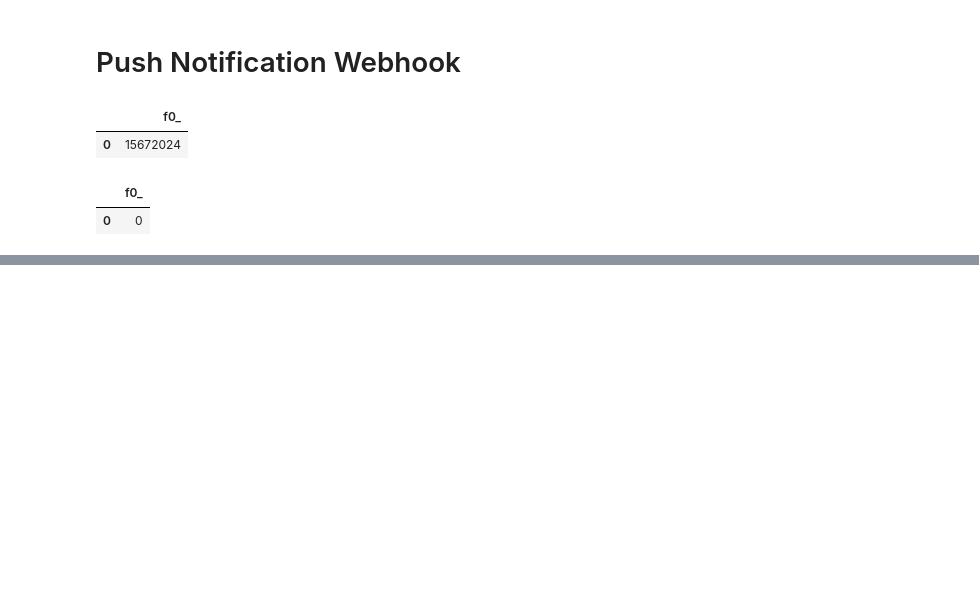
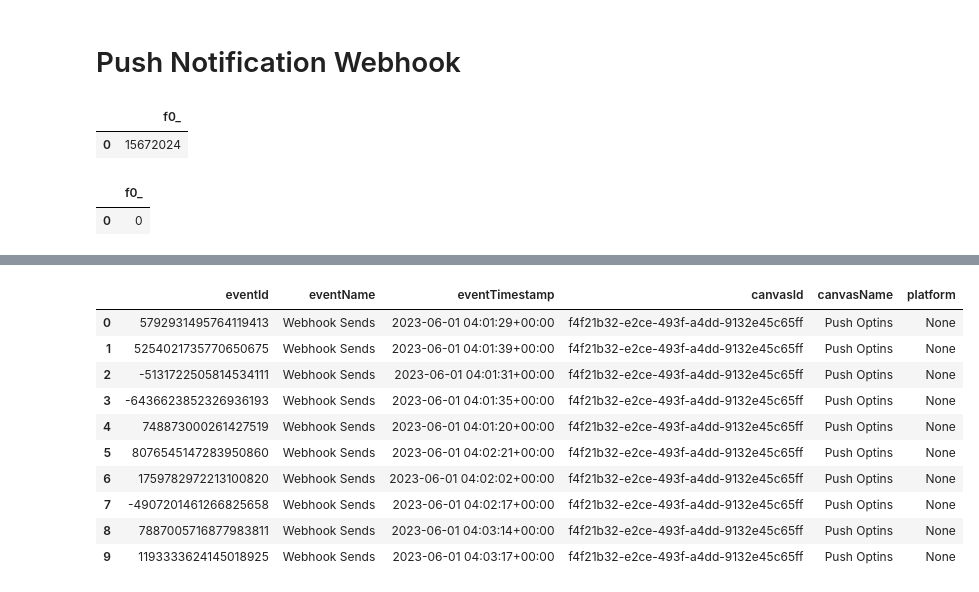
Before and after one commit to sandersli-nbc/CRM-Dashboard, a Jupyter notebook: test.ipynb, the cells around one changed output, grey strips where cells are left out. Saved outputs shown, nothing was run; the diff lists cells and outputs as text; code cells hidden in the pictures; blank space fills up the shorter version.

```diff
--- a/test.ipynb
+++ b/test.ipynb
@@ -1591,0 +1684,19 @@ AND eventname = 'Webhook Sends'
+# %%
+%%bigquery
+
+select eventId, eventName, eventTimestamp, canvasId, canvasName, platform
+from `nbcu-sdp-prod-003.sdp_persistent_views.BrazeMarketingView`
+where eventName = 'Webhook Sends' and canvasId = 'f4f21b32-e2ce-493f-a4dd-9132e45c65ff'
+limit 10
+# %% [output]
+|  | eventId | eventName | eventTimestamp | canvasId | canvasName | platform |
+| 0 | 5792931495764119413 | Webhook Sends | 2023-06-01 04:01:29+00:00 | f4f21b32-e2ce-493f-a4dd-9132e45c65ff | Push Optins | None |
+| 1 | 5254021735770650675 | Webhook Sends | 2023-06-01 04:01:39+00:00 | f4f21b32-e2ce-493f-a4dd-9132e45c65ff | Push Optins | None |
+| 2 | -5131722505814534111 | Webhook Sends | 2023-06-01 04:01:31+00:00 | f4f21b32-e2ce-493f-a4dd-9132e45c65ff | Push Optins | None |
+| 3 | -6436623852326936193 | Webhook Sends | 2023-06-01 04:01:35+00:00 | f4f21b32-e2ce-493f-a4dd-9132e45c65ff | Push Optins | None |
+| 4 | 748873000261427519 | Webhook Sends | 2023-06-01 04:01:20+00:00 | f4f21b32-e2ce-493f-a4dd-9132e45c65ff | Push Optins | None |
+| 5 | 8076545147283950860 | Webhook Sends | 2023-06-01 04:02:21+00:00 | f4f21b32-e2ce-493f-a4dd-9132e45c65ff | Push Optins | None |
+| 6 | 1759782972213100820 | Webhook Sends | 2023-06-01 04:02:02+00:00 | f4f21b32-e2ce-493f-a4dd-9132e45c65ff | Push Optins | None |
+| 7 | -4907201461266825658 | Webhook Sends | 2023-06-01 04:02:17+00:00 | f4f21b32-e2ce-493f-a4dd-9132e45c65ff | Push Optins | None |
+| 8 | 7887005716877983811 | Webhook Sends | 2023-06-01 04:03:14+00:00 | f4f21b32-e2ce-493f-a4dd-9132e45c65ff | Push Optins | None |
+| 9 | 1193333624145018925 | Webhook Sends | 2023-06-01 04:03:17+00:00 | f4f21b32-e2ce-493f-a4dd-9132e45c65ff | Push Optins | None |
```
Also changed, not shown: parts of 9 cells of this notebook, 26 other files.
